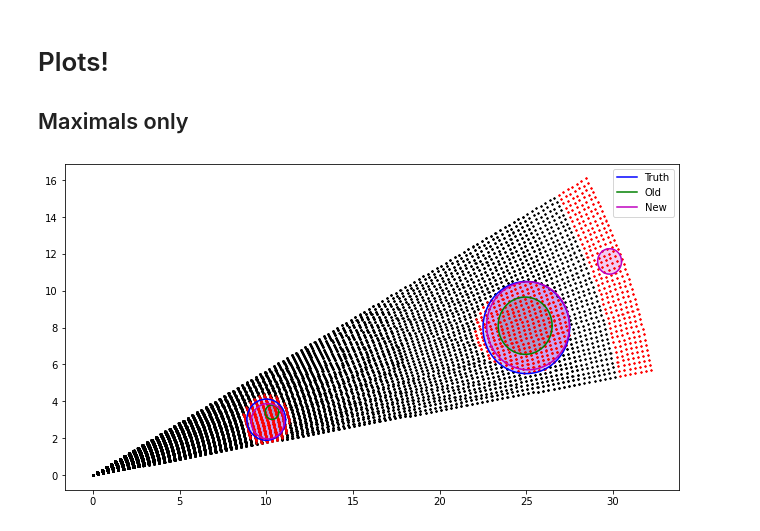
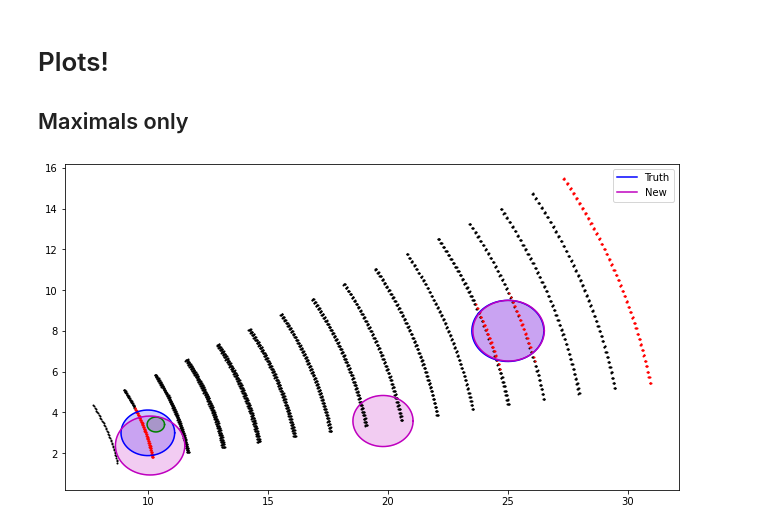
Before and after one commit to DESI-UR/Void_analysis, a Jupyter notebook: nb/visualizations/VF_test_slices.ipynb, the cells around one changed output. Cells and saved outputs as stored; diff of their text form; code cells hidden in the pictures.

```diff
--- a/nb/visualizations/VF_test_slices.ipynb
+++ b/nb/visualizations/VF_test_slices.ipynb
@@ -36,7 +36,7 @@ These are the galaxies generated by the unit test.
 # %%
 ra_range = np.arange(10, 30, 0.5)
 dec_range = np.arange(-10, 10, 0.5)
-redshift_range = np.arange(0, 0.011, 0.0001)
+redshift_range = np.arange(0, 0.011, 0.0005)
 
 RA, DEC, REDSHIFT = np.meshgrid(ra_range, dec_range, redshift_range)
 # %%
@@ -561,8 +561,8 @@ def pvf2(dec,wdth,npc,chkdpth):
 
 ## Maximals only
 # %%
-plot_maximals(0, 0.5, 1000,
+plot_maximals(-2, 0.5, 1000,
               [maximals, maximals_old, maximals_new], ['Truth', 'Old', 'New'],
               wall_galaxies_xyz, field_galaxies_xyz)
 # %% [output]
-[figure, old version]
+[figure, new version]
```
Also changed, not shown: parts of 1 cell of this notebook, 2 other files.
